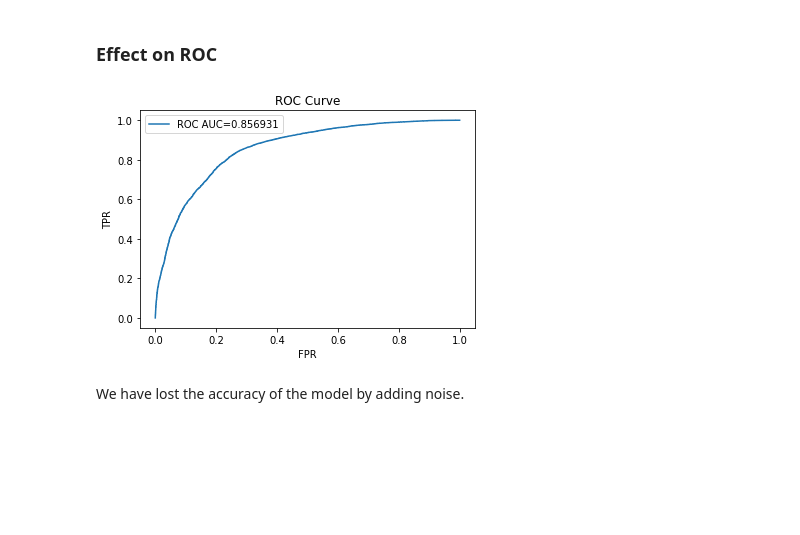
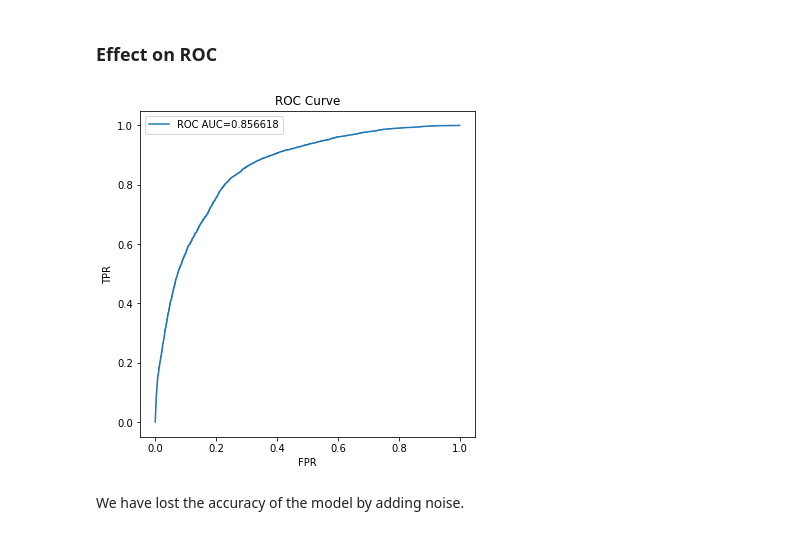
Before and after one commit to itsayushthada/Particle-Physics-Experiments, a Jupyter notebook: Rare-Decays/Notebook.ipynb, the cells around one changed output. Drawn from its saved outputs; the diff is of its cells as text; code cells hidden in the pictures; blank space fills up the shorter version.

```diff
--- a/Rare-Decays/Notebook.ipynb
+++ b/Rare-Decays/Notebook.ipynb
@@ -90,5 +99,6 @@ print(variables)
 # %%
 %%time
+
 clf = AdaBoostClassifier(n_estimators=100,
                          learning_rate=0.01,
                          random_state=13,
@@ -96,5 +106,5 @@ clf = AdaBoostClassifier(n_estimators=100,
                                                                min_samples_leaf=30,
                                                                max_features=6,
                                                                random_state=13))
-clf.fit(train[variables], train['signal'])
+clf.fit(obj_SC.transform(train[variables]), train['signal'])
 # %% [output]
@@ -160,8 +166,13 @@ odict_keys([0.5])
 # %%
+plt.rcParams["figure.figsize"] = 8, 6
+
+up = 1e-3
 for label_name, eff_data in eff.items():
-    plt.plot(eff_data[0], eff_data[1], label="global eff  %.1f" % label_name)
+    plt.plot(eff_data[0], eff_data[1] + up, label="global eff  %.1f" % label_name)
+    up = up + 2e-3
 
 plt.xlabel('Mass')
 plt.ylabel('Efficiency')
-plt.legend();
+plt.legend()
+plt.show()
 # %% [output]
@@ -291,0 +301,4 @@ plot_ks(df_agreement, agreement_probs)
+# %%
+plt.rcParams["figure.figsize"] = 8, 5
+
+plot_ks(df_agreement, agreement_probs)
@@ -326,0 +338,4 @@ plot_ks(df_agreement, agreement_probs_noise)
+# %%
+plt.rcParams["figure.figsize"] = 8, 5
+
+plot_ks(df_agreement, agreement_probs_noise)
@@ -327,12 +344,14 @@ plot_ks(df_agreement, agreement_probs_noise)
 # %% [markdown]
 ### Effect on ROC
 # %%
-y_pred = add_noise(clf.predict_proba(valid[variables])[:, 1])
+plt.rcParams["figure.figsize"] = 6, 6
+
+y_pred = add_noise(clf.predict_proba(obj_SC.transform(valid[variables]))[:, 1])
 
 assert valid.shape[0] == y_pred.shape[0]
 
 plot_metrics(valid['signal'], y_pred)
 # %% [output]
-[figure, old version]
+[figure, new version]
 # %% [markdown]
 We have lost the accuracy of the model by adding noise.
```
Also changed, not shown: parts of 31 cells of this notebook.
